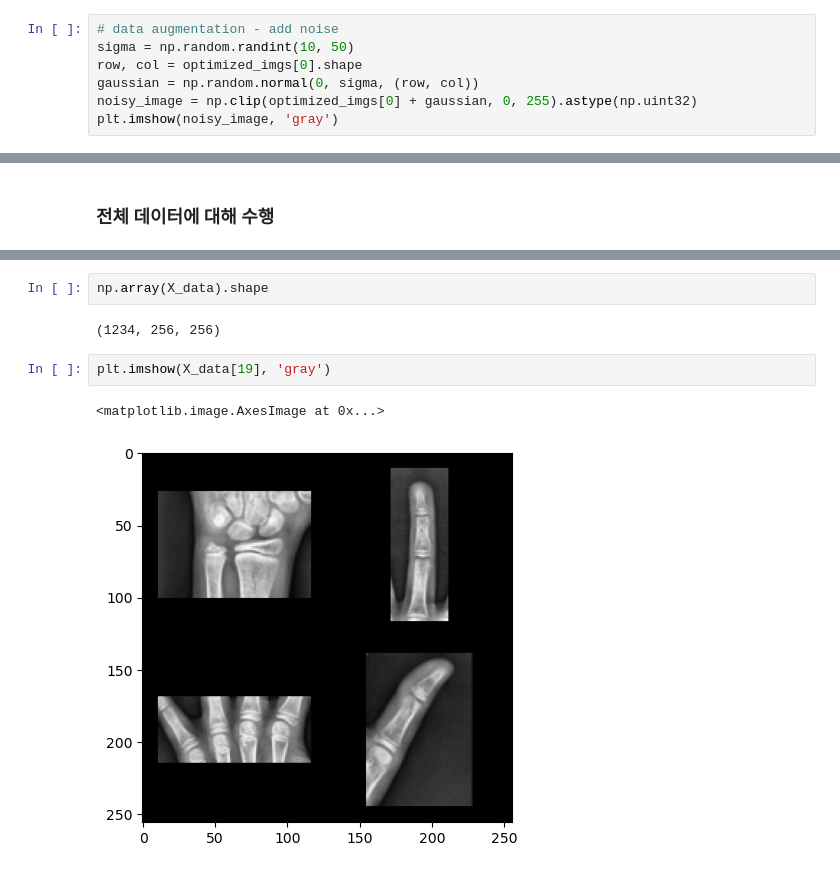
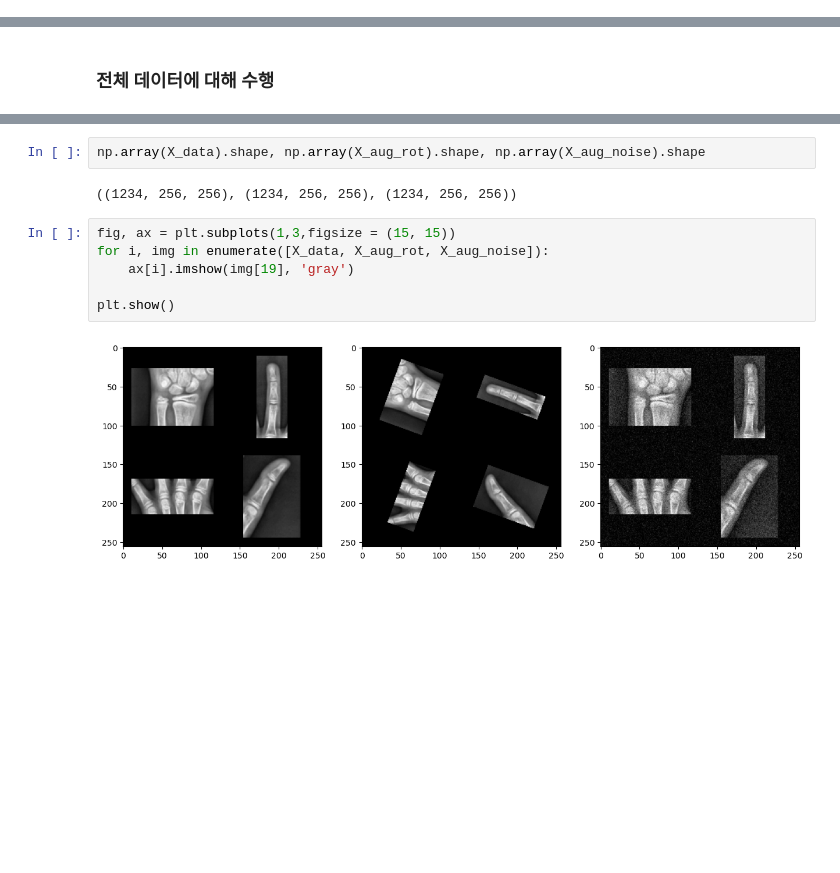
Before and after one commit to Junoflows/BoneAge_Project, a Jupyter notebook: image_roi.ipynb, the cells around one changed output, grey strips where cells are left out. Drawn from its saved outputs; the diff is of its cells as text; blank space fills up the shorter version.

```diff
--- a/image_roi.ipynb
+++ b/image_roi.ipynb
@@ -392,7 +388,0 @@ plt.imshow(combined_image_noise, 'gray')
-# %%
-# data augmentation - add noise
-sigma = np.random.randint(10, 50)
-row, col = optimized_imgs[0].shape
-gaussian = np.random.normal(0, sigma, (row, col))
-noisy_image = np.clip(optimized_imgs[0] + gaussian, 0, 255).astype(np.uint32)
-plt.imshow(noisy_image, 'gray')
@@ -625,9 +553,12 @@ y_data = np.array(y_data)
 # %%
-np.array(X_data).shape
+np.array(X_data).shape, np.array(X_aug_rot).shape, np.array(X_aug_noise).shape
 # %% [output]
-(1234, 256, 256)
+((1234, 256, 256), (1234, 256, 256), (1234, 256, 256))
-# %%
-plt.imshow(X_data[19], 'gray')
-# %% [output]
-<matplotlib.image.AxesImage at 0x...>
-[figure, removed]
+# %%
+fig, ax = plt.subplots(1,3,figsize = (15, 15))
+for i, img in enumerate([X_data, X_aug_rot, X_aug_noise]):
+    ax[i].imshow(img[19], 'gray')
+
+plt.show()
+# %% [output]
+[figure, added]
```
Also changed, not shown: parts of 26 cells of this notebook.
